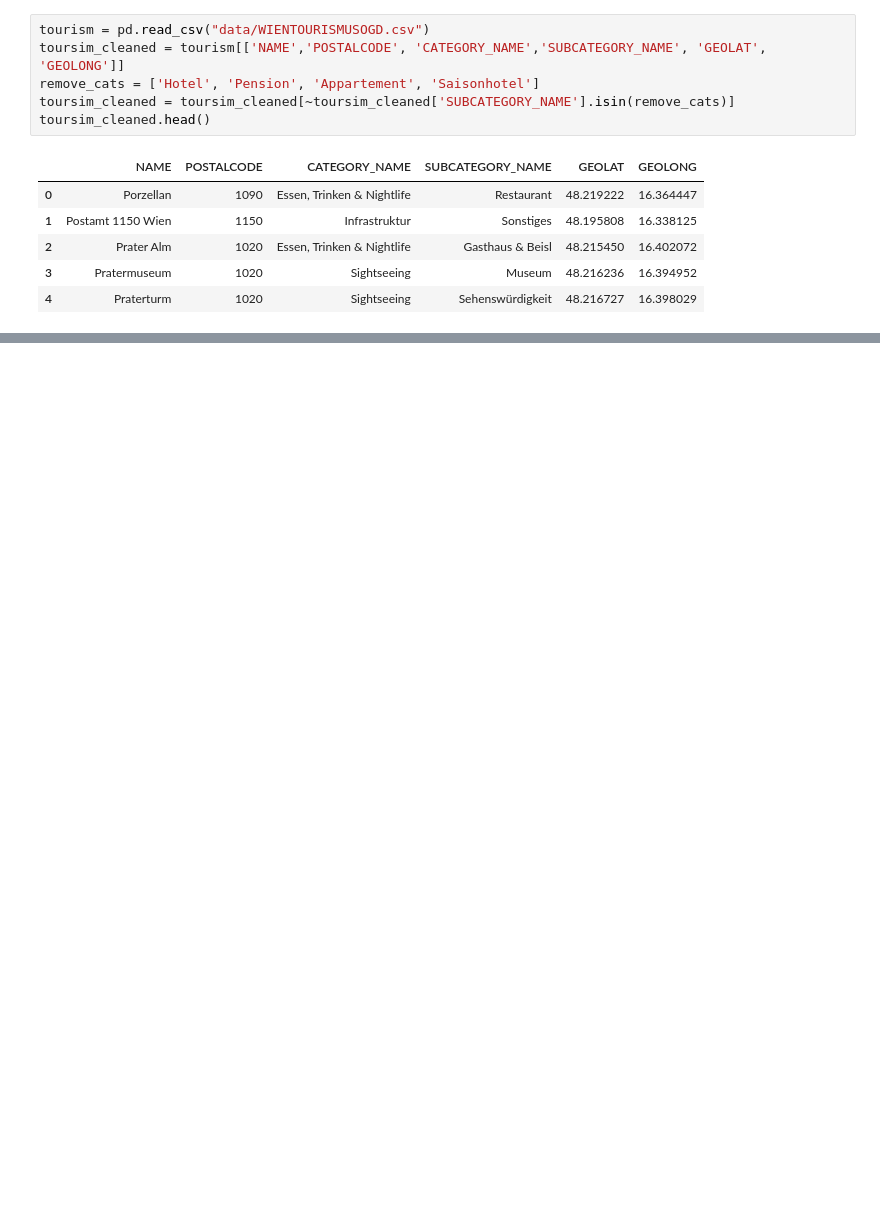
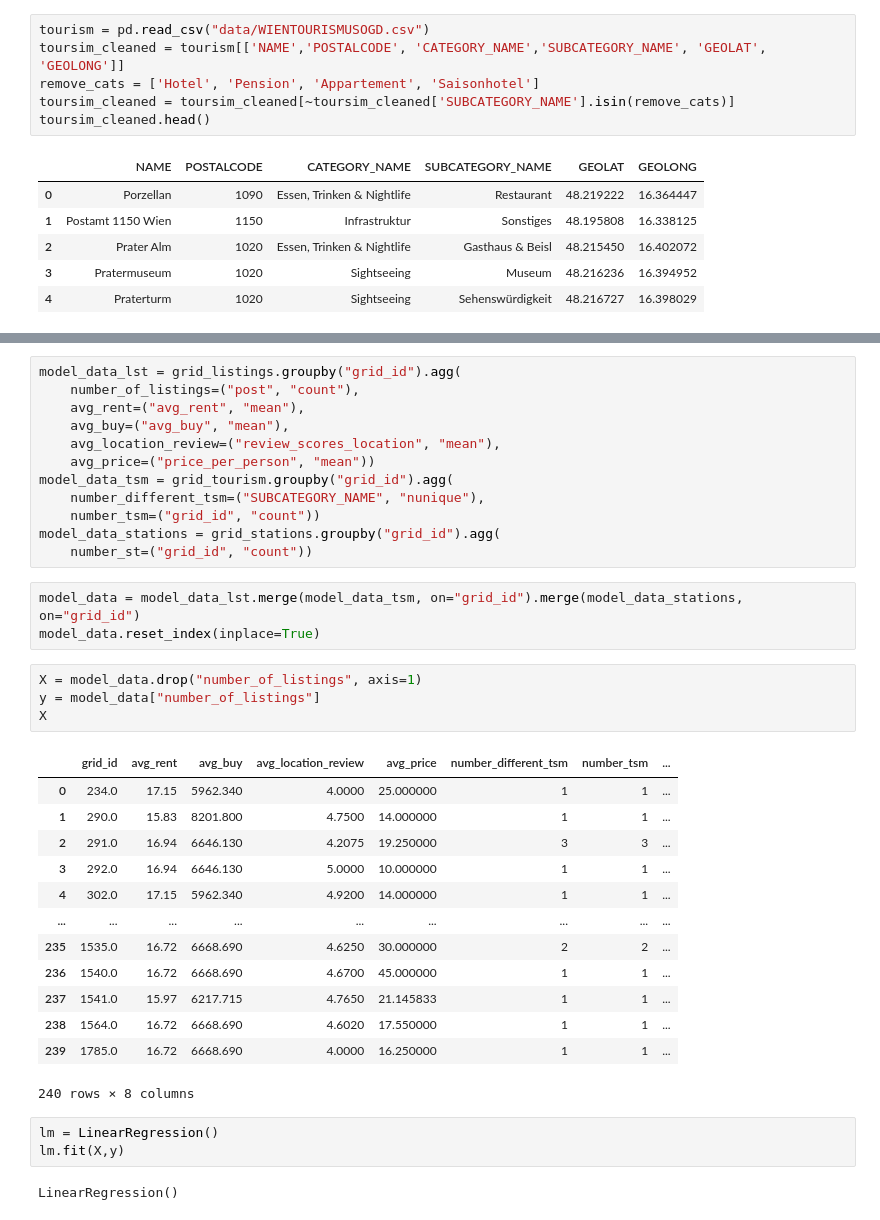
Before and after one commit to EderChri/DOPP, a Jupyter notebook: a_new_hope.ipynb, the cells around one changed output, grey strips where cells are left out. Cells and saved outputs as stored; diff of their text form; blank space fills up the shorter version.

```diff
--- a/a_new_hope.ipynb
+++ b/a_new_hope.ipynb
@@ -126,0 +236,38 @@ KeyError: 'GEOLONG'
+# %%
+model_data_lst = grid_listings.groupby("grid_id").agg(
+    number_of_listings=("post", "count"),
+    avg_rent=("avg_rent", "mean"),
+    avg_buy=("avg_buy", "mean"),
+    avg_location_review=("review_scores_location", "mean"),
+    avg_price=("price_per_person", "mean"))
+model_data_tsm = grid_tourism.groupby("grid_id").agg(
+    number_different_tsm=("SUBCATEGORY_NAME", "nunique"),
+    number_tsm=("grid_id", "count"))
+model_data_stations = grid_stations.groupby("grid_id").agg(
+    number_st=("grid_id", "count"))
+# %%
+model_data = model_data_lst.merge(model_data_tsm, on="grid_id").merge(model_data_stations, on="grid_id")
+model_data.reset_index(inplace=True)
+# %%
+X = model_data.drop("number_of_listings", axis=1)
+y = model_data["number_of_listings"]
+X
+# %% [output]
+|  | grid_id | avg_rent | avg_buy | avg_location_review | avg_price | number_different_tsm | number_tsm | ... |
+| 0 | 234.0 | 17.15 | 5962.340 | 4.0000 | 25.000000 | 1 | 1 | ... |
+| 1 | 290.0 | 15.83 | 8201.800 | 4.7500 | 14.000000 | 1 | 1 | ... |
+| 2 | 291.0 | 16.94 | 6646.130 | 4.2075 | 19.250000 | 3 | 3 | ... |
+| 3 | 292.0 | 16.94 | 6646.130 | 5.0000 | 10.000000 | 1 | 1 | ... |
+| 4 | 302.0 | 17.15 | 5962.340 | 4.9200 | 14.000000 | 1 | 1 | ... |
+| ... | ... | ... | ... | ... | ... | ... | ... | ... |
+| 235 | 1535.0 | 16.72 | 6668.690 | 4.6250 | 30.000000 | 2 | 2 | ... |
+| 236 | 1540.0 | 16.72 | 6668.690 | 4.6700 | 45.000000 | 1 | 1 | ... |
+| 237 | 1541.0 | 15.97 | 6217.715 | 4.7650 | 21.145833 | 1 | 1 | ... |
+| 238 | 1564.0 | 16.72 | 6668.690 | 4.6020 | 17.550000 | 1 | 1 | ... |
+| 239 | 1785.0 | 16.72 | 6668.690 | 4.0000 | 16.250000 | 1 | 1 | ... |
+240 rows × 8 columns
+# %%
+lm = LinearRegression()
+lm.fit(X,y)
+# %% [output]
+LinearRegression()
```
Also changed, not shown: parts of 23 cells of this notebook.
